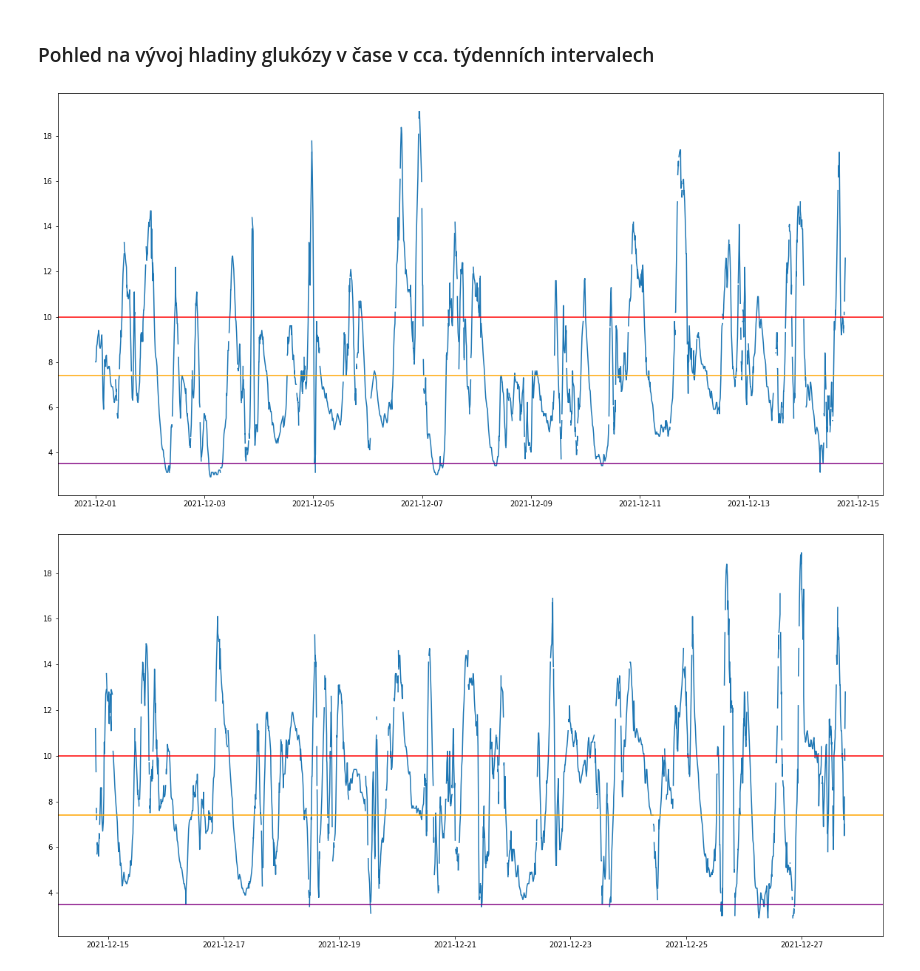
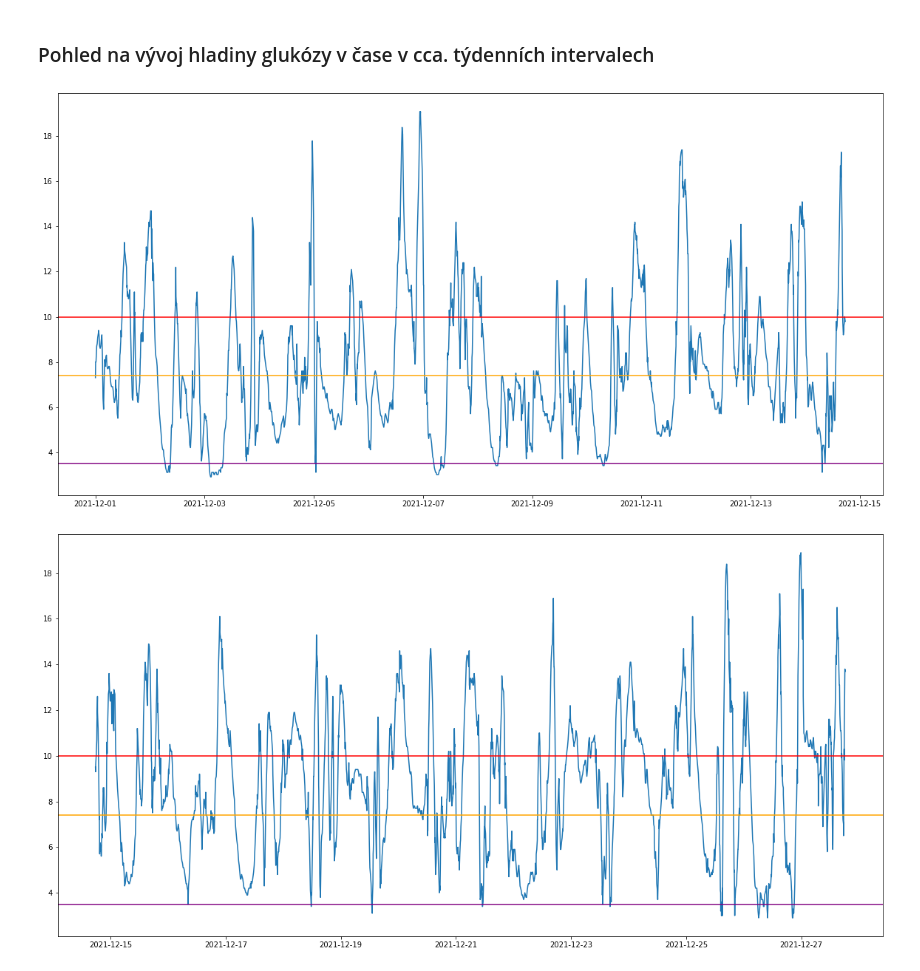
Before and after one commit to MrBlueHere/Blood-Glucose-Prediction, a Jupyter notebook: initial_visualisations.ipynb, the cells around one changed output. Drawn from its saved outputs; the diff is of its cells as text; code cells hidden in the pictures.

Commit message:
Weeky glucose charts

```diff
--- a/initial_visualisations.ipynb
+++ b/initial_visualisations.ipynb
@@ -102,16 +102,17 @@ duration = df["Time"].iloc[-1] - df["Time"].iloc[0]
 
 # Divide to approximately weekly chunks of data
 chunks = duration.days % 7
-list_df = np.array_split(df[["Glucose", "Time"]], chunks)
+# We're dropping records for insulin and carbohydrates (we're only plotting glucose)
+weekly_df = np.array_split(df.dropna(subset=["Glucose", "Time"]), chunks)
 # %%
-for chunk_df in list_df:
+for chunk_df in weekly_df:
     plt.figure(figsize=(20, 10))
     plt.plot(chunk_df["Time"], chunk_df["Glucose"])
 
     plt.axhline(y = 3.5, color = 'purple', linestyle = '-')
     plt.axhline(y = 7.4, color = 'orange', linestyle = '-')
     plt.axhline(y = 10, color = 'r', linestyle = '-')
     plt.show()
 # %% [output]
-[figure, old version]
+[figure, new version]
-[figure, old version]
+[figure, new version]
```
Also changed, not shown: parts of 7 cells of this notebook.
